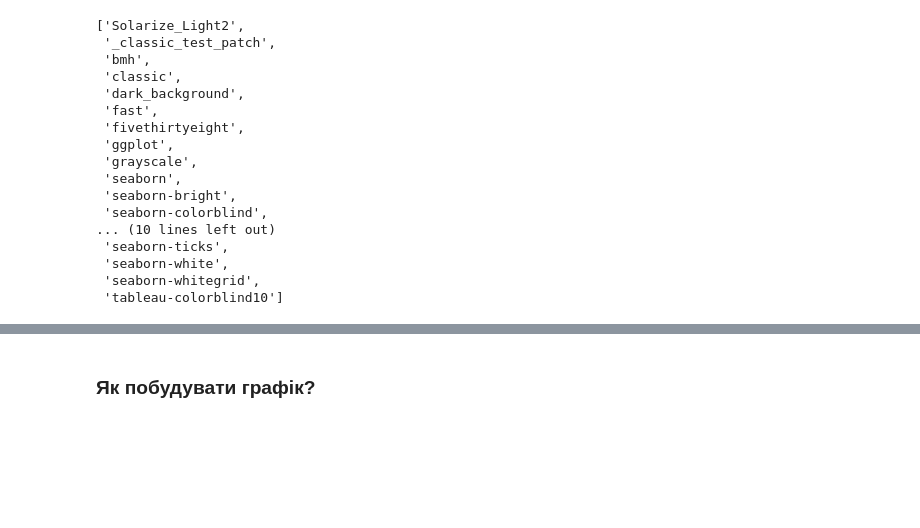
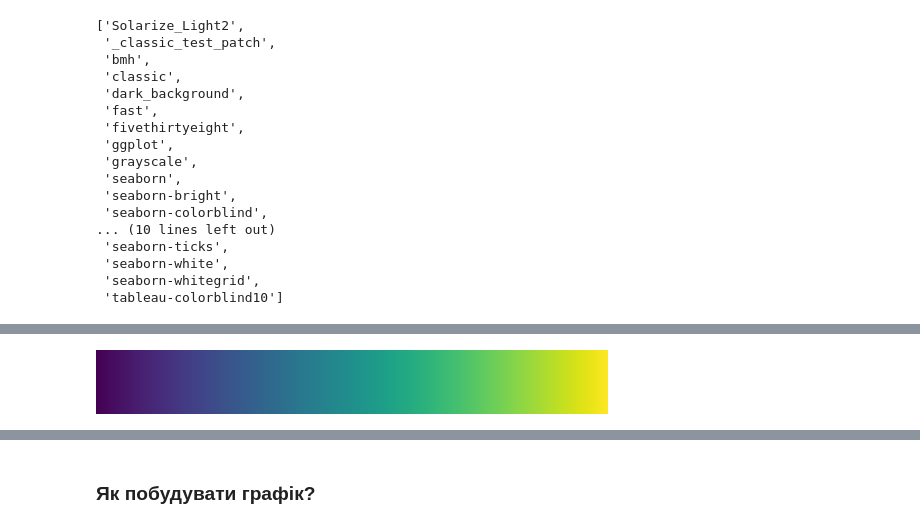
Before and after one commit to GenomicsUA/workshops, a Jupyter notebook: Python_R_Visualization/Python/Matplotlib.ipynb, the cells around one changed output, grey strips where cells are left out. Saved outputs shown, nothing was run; the diff lists cells and outputs as text; code cells hidden in the pictures; blank space fills up the shorter version.

```diff
--- a/Python_R_Visualization/Python/Matplotlib.ipynb
+++ b/Python_R_Visualization/Python/Matplotlib.ipynb
@@ -142,0 +167,4 @@ plt.style.use('classic')
+# %%
+mpl.cm.viridis
+# %% [output]
+[figure, added]
```
Also changed, not shown: parts of 30 cells of this notebook.
